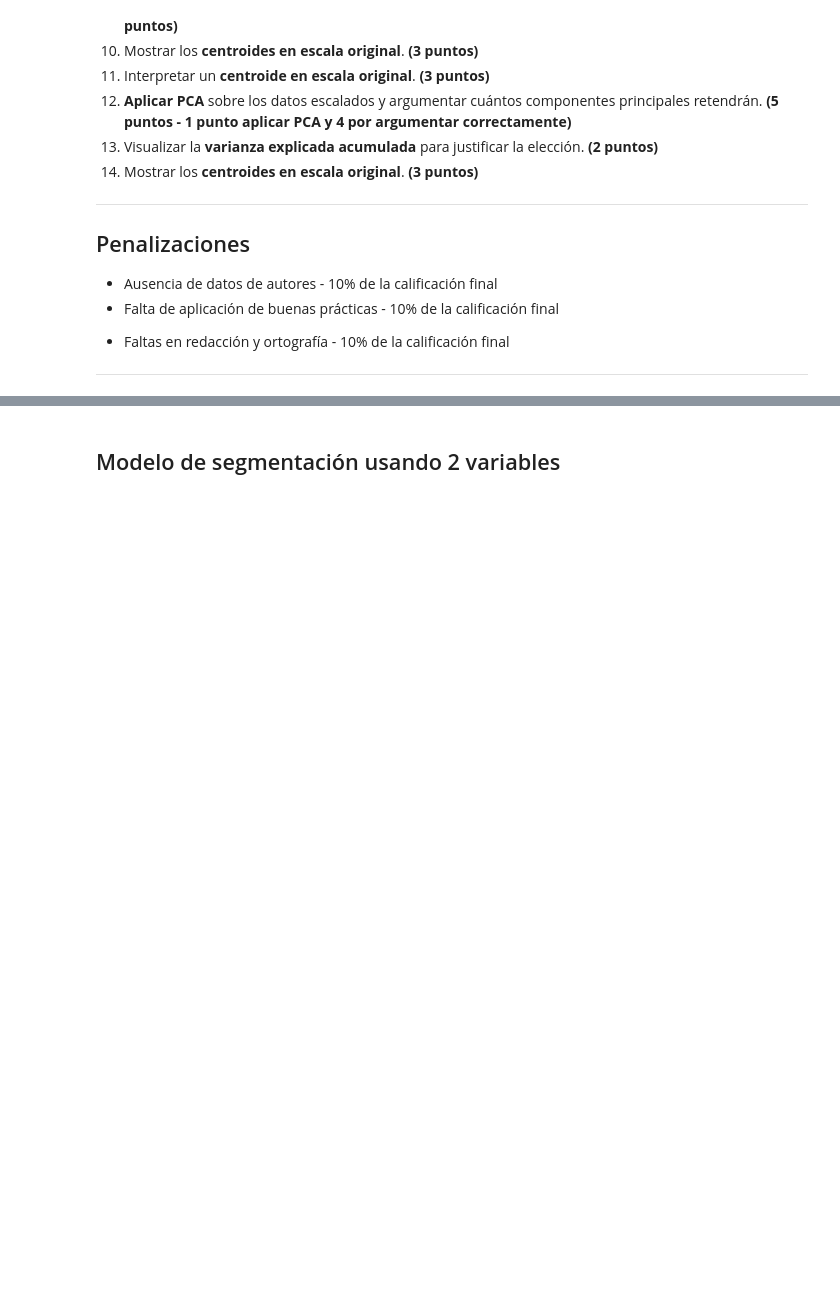
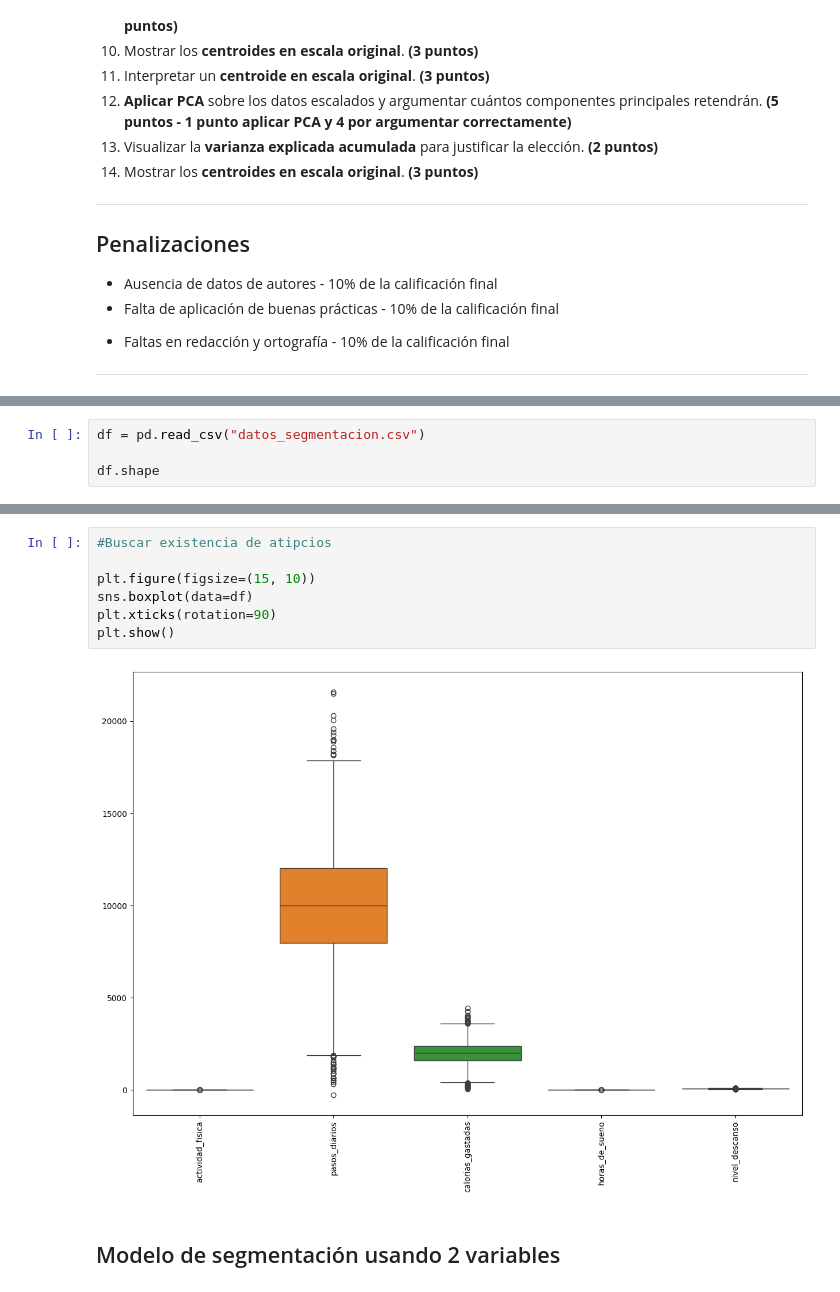
Before and after one commit to JuanYa1901/Evaluacion_4, a Jupyter notebook: 620454_Base_Entrega_Modelos_NO_Supervisados.ipynb, the cells around one changed output, grey strips where cells are left out. Drawn from its saved outputs; the diff is of its cells as text; blank space fills up the shorter version.

```diff
--- a/620454_Base_Entrega_Modelos_NO_Supervisados.ipynb
+++ b/620454_Base_Entrega_Modelos_NO_Supervisados.ipynb
@@ -155,0 +158,4 @@ La empresa desea **segmentar a sus usuarios** para personalizar recomendaciones,
+# %%
+df = pd.read_csv("datos_segmentacion.csv")
+
+df.shape
@@ -156,3 +202,12 @@ La empresa desea **segmentar a sus usuarios** para personalizar recomendaciones,
+# %%
+#Buscar existencia de atipcios
+
+plt.figure(figsize=(15, 10))
+sns.boxplot(data=df)
+plt.xticks(rotation=90)
+plt.show()
+# %% [output]
+[figure, added]
 # %% [markdown]
 ## Modelo de segmentación usando 2 variables
 # %% [markdown]
```
Also changed, not shown: parts of 8 cells of this notebook.
